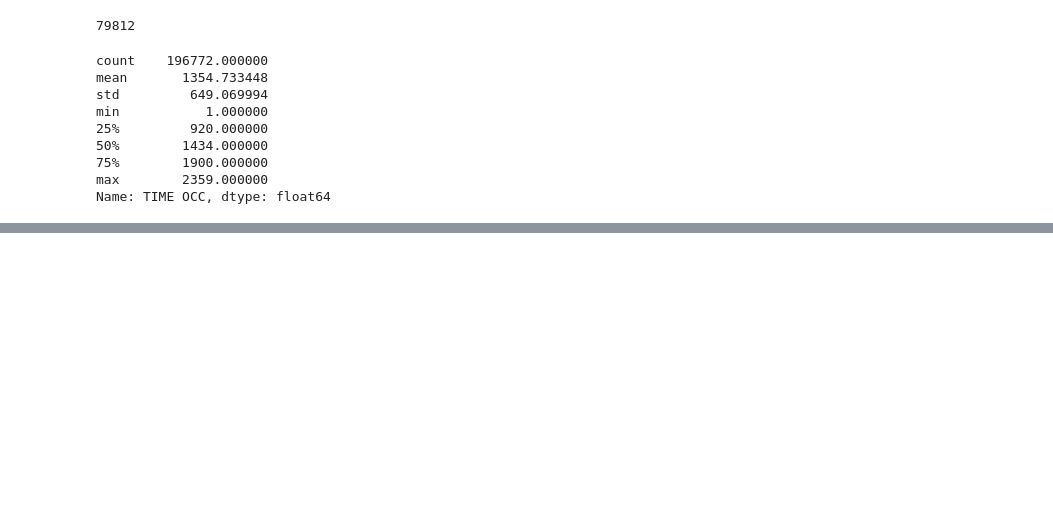
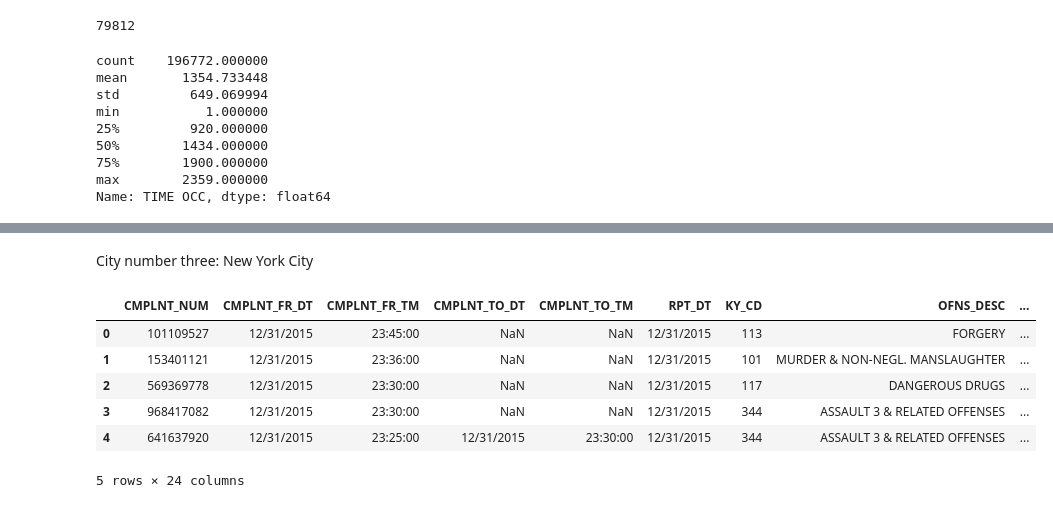
Before and after one commit to codermal7/nikolaj, a Jupyter notebook: cleaning experiemental notebook.ipynb, the cells around one changed output, grey strips where cells are left out. Cells and saved outputs as stored; diff of their text form; code cells hidden in the pictures; blank space fills up the shorter version.

```diff
--- a/cleaning experiemental notebook.ipynb
+++ b/cleaning experiemental notebook.ipynb
@@ -217,3 +217,16 @@ writer.writerow(['Crm Cd Desc', 'Mocodes', 'Status', 'Status Desc',
 for i in range(len(finaldf)):
     writer.writerow(finaldf.iloc[i])
 f.close()
+# %% [markdown]
+City number three: New York City
+# %%
+df = pd.read_csv('datasets/New York CityRAW.csv', dtype=str)
+df.head()
+# %% [output]
+|  | CMPLNT_NUM | CMPLNT_FR_DT | CMPLNT_FR_TM | CMPLNT_TO_DT | CMPLNT_TO_TM | RPT_DT | KY_CD | OFNS_DESC | ... |
+| 0 | 101109527 | 12/31/2015 | 23:45:00 | NaN | NaN | 12/31/2015 | 113 | FORGERY | ... |
+| 1 | 153401121 | 12/31/2015 | 23:36:00 | NaN | NaN | 12/31/2015 | 101 | MURDER & NON-NEGL. MANSLAUGHTER | ... |
+| 2 | 569369778 | 12/31/2015 | 23:30:00 | NaN | NaN | 12/31/2015 | 117 | DANGEROUS DRUGS | ... |
+| 3 | 968417082 | 12/31/2015 | 23:30:00 | NaN | NaN | 12/31/2015 | 344 | ASSAULT 3 & RELATED OFFENSES | ... |
+| 4 | 641637920 | 12/31/2015 | 23:25:00 | 12/31/2015 | 23:30:00 | 12/31/2015 | 344 | ASSAULT 3 & RELATED OFFENSES | ... |
+5 rows × 24 columns
```
Also changed, not shown: parts of 10 cells of this notebook, 2 other files.
